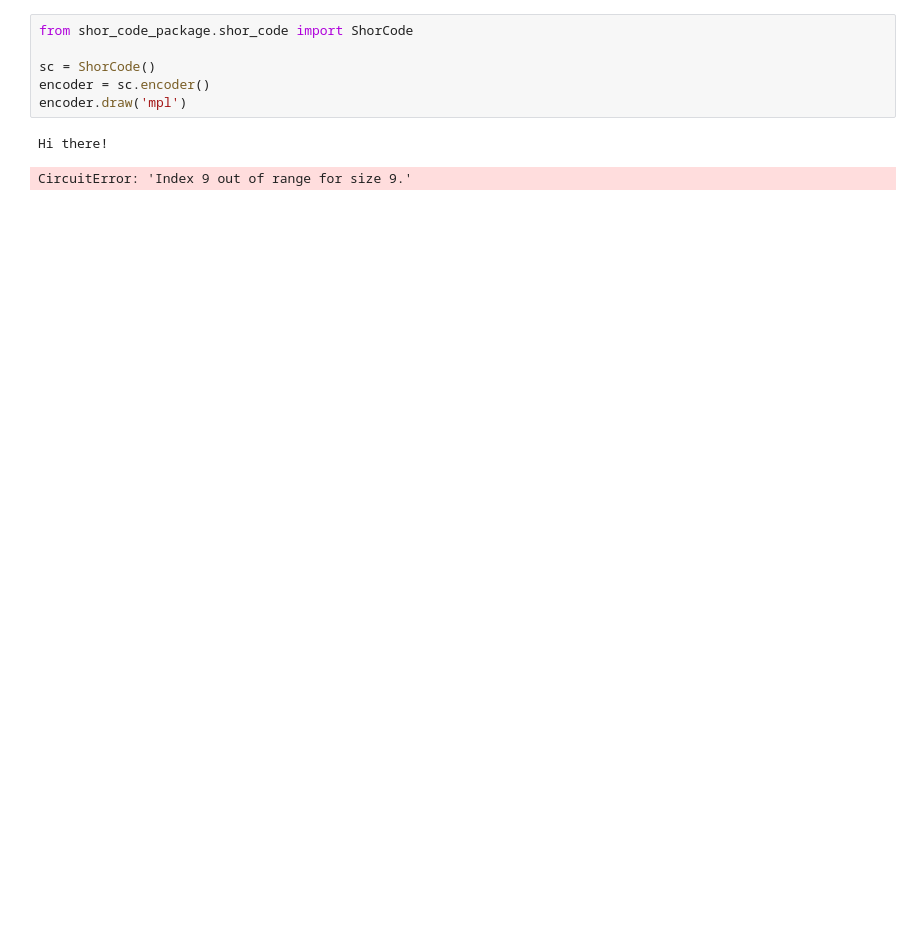
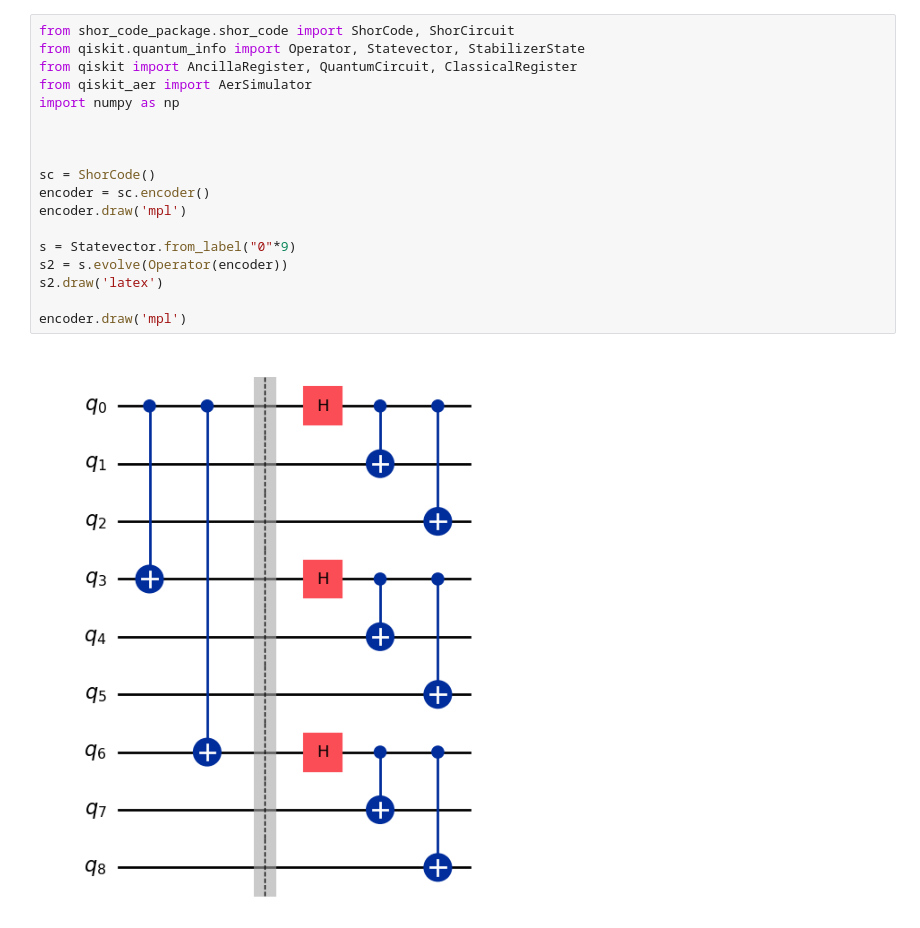
Before and after one commit to aubra25/qc803-project-argb, a Jupyter notebook: notebook.ipynb, the cells around one changed output. Drawn from its saved outputs; the diff is of its cells as text; blank space fills up the shorter version.

```diff
--- a/notebook.ipynb
+++ b/notebook.ipynb
@@ -1,9 +1,20 @@
 # %%
-from shor_code_package.shor_code import ShorCode
+from shor_code_package.shor_code import ShorCode, ShorCircuit
+from qiskit.quantum_info import Operator, Statevector, StabilizerState
+from qiskit import AncillaRegister, QuantumCircuit, ClassicalRegister
+from qiskit_aer import AerSimulator
+import numpy as np
+
+
 
 sc = ShorCode()
 encoder = sc.encoder()
 encoder.draw('mpl')
+
+s = Statevector.from_label("0"*9)
+s2 = s.evolve(Operator(encoder))
+s2.draw('latex')
+
+encoder.draw('mpl')
 # %% [output]
-Hi there!
-CircuitError: 'Index 9 out of range for size 9.'
+[figure, added]
```
Also changed, not shown: parts of 5 cells of this notebook, 3 other files.
